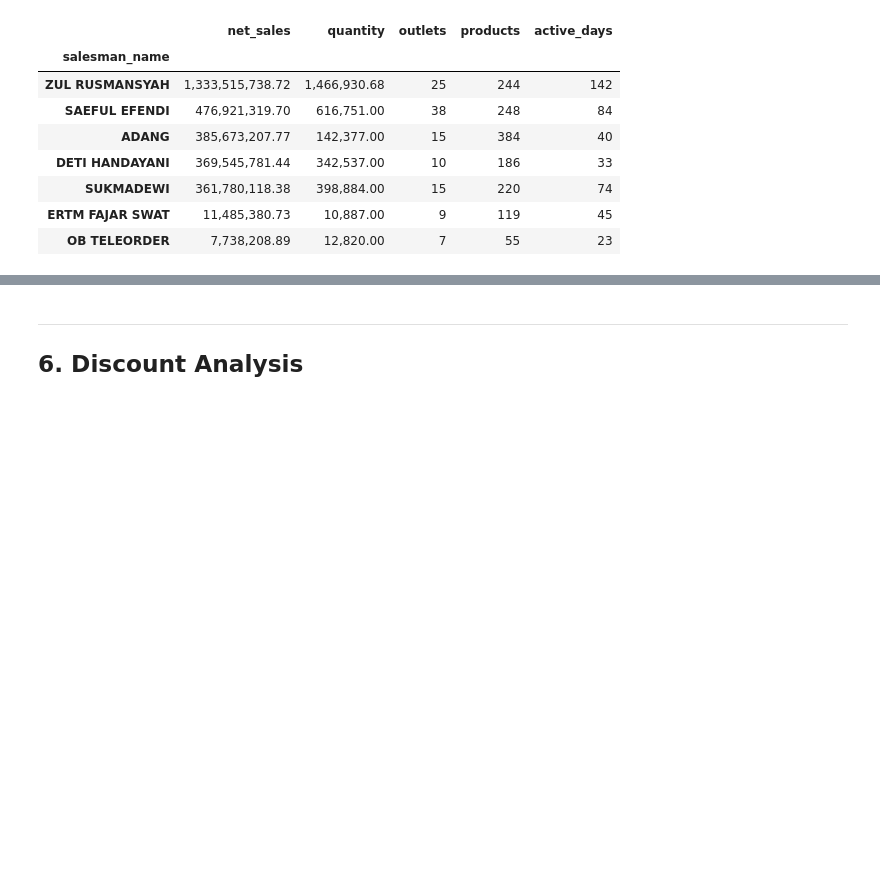
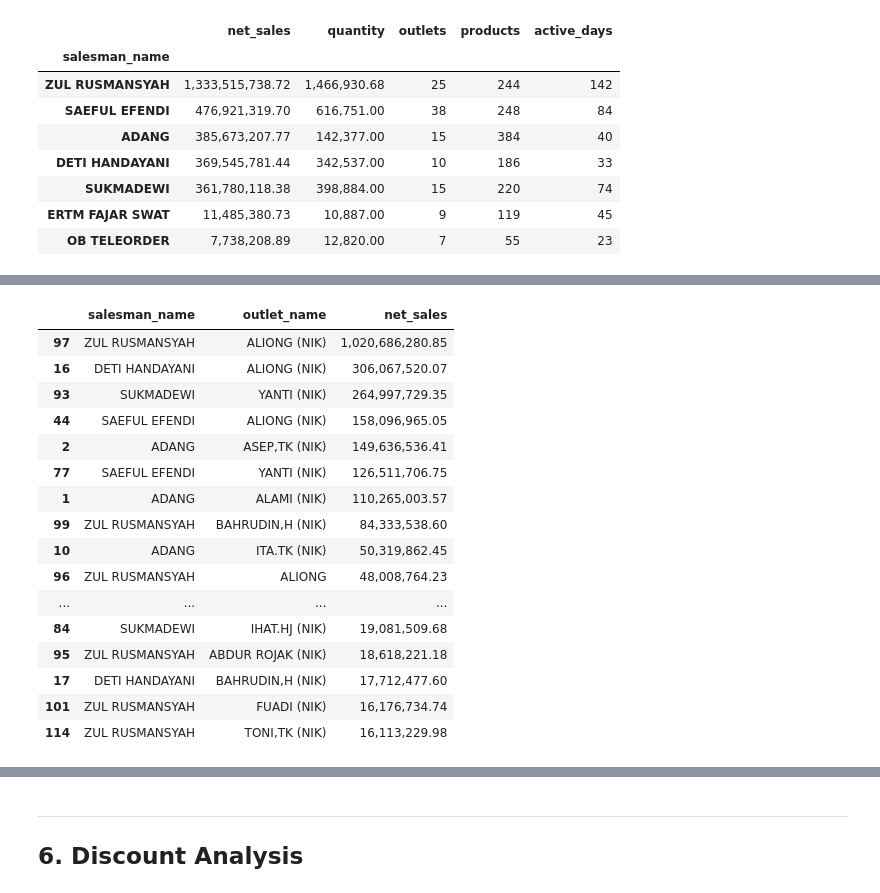
Before and after one commit to Thomasfilemon/pasar-rau-sales-analysis, a Jupyter notebook: notebooks/03_exploratory_analysis.ipynb, the cells around one changed output, grey strips where cells are left out. Drawn from its saved outputs; the diff is of its cells as text; code cells hidden in the pictures; blank space fills up the shorter version.

```diff
--- a/notebooks/03_exploratory_analysis.ipynb
+++ b/notebooks/03_exploratory_analysis.ipynb
@@ -491,3 +727,33 @@ salesman_performance.head(20)
 | SAEFUL EFENDI | 476,921,319.70 | 616,751.00 | 38 | 248 | 84 | 12,550,561.04 | 1,923,069.84 | ... |
 | ERTM FAJAR SWAT | 11,485,380.73 | 10,887.00 | 9 | 119 | 45 | 1,276,153.41 | 96,515.80 | ... |
 | OB TELEORDER | 7,738,208.89 | 12,820.00 | 7 | 55 | 23 | 1,105,458.41 | 140,694.71 | ... |
+# %%
+# Net sales of each salesperson by outlet
+salesman_outlet = (
+    df.groupby(["salesman_name", "outlet_name"])
+      .agg(net_sales=("net_sales", "sum"))
+      .reset_index()
+)
+
+salesman_outlet.sort_values(
+    "net_sales",
+    ascending=False
+).head(20)
+# %% [output]
+|  | salesman_name | outlet_name | net_sales |
+| 97 | ZUL RUSMANSYAH | ALIONG (NIK) | 1,020,686,280.85 |
+| 16 | DETI HANDAYANI | ALIONG (NIK) | 306,067,520.07 |
+| 93 | SUKMADEWI | YANTI (NIK) | 264,997,729.35 |
+| 44 | SAEFUL EFENDI | ALIONG (NIK) | 158,096,965.05 |
+| 2 | ADANG | ASEP,TK (NIK) | 149,636,536.41 |
+| 77 | SAEFUL EFENDI | YANTI (NIK) | 126,511,706.75 |
+| 1 | ADANG | ALAMI (NIK) | 110,265,003.57 |
+| 99 | ZUL RUSMANSYAH | BAHRUDIN,H (NIK) | 84,333,538.60 |
+| 10 | ADANG | ITA.TK (NIK) | 50,319,862.45 |
+| 96 | ZUL RUSMANSYAH | ALIONG | 48,008,764.23 |
+| ... | ... | ... | ... |
+| 84 | SUKMADEWI | IHAT.HJ (NIK) | 19,081,509.68 |
+| 95 | ZUL RUSMANSYAH | ABDUR ROJAK (NIK) | 18,618,221.18 |
+| 17 | DETI HANDAYANI | BAHRUDIN,H (NIK) | 17,712,477.60 |
+| 101 | ZUL RUSMANSYAH | FUADI (NIK) | 16,176,734.74 |
+| 114 | ZUL RUSMANSYAH | TONI,TK (NIK) | 16,113,229.98 |
```
Also changed, not shown: parts of 18 cells of this notebook, 1 other file.
